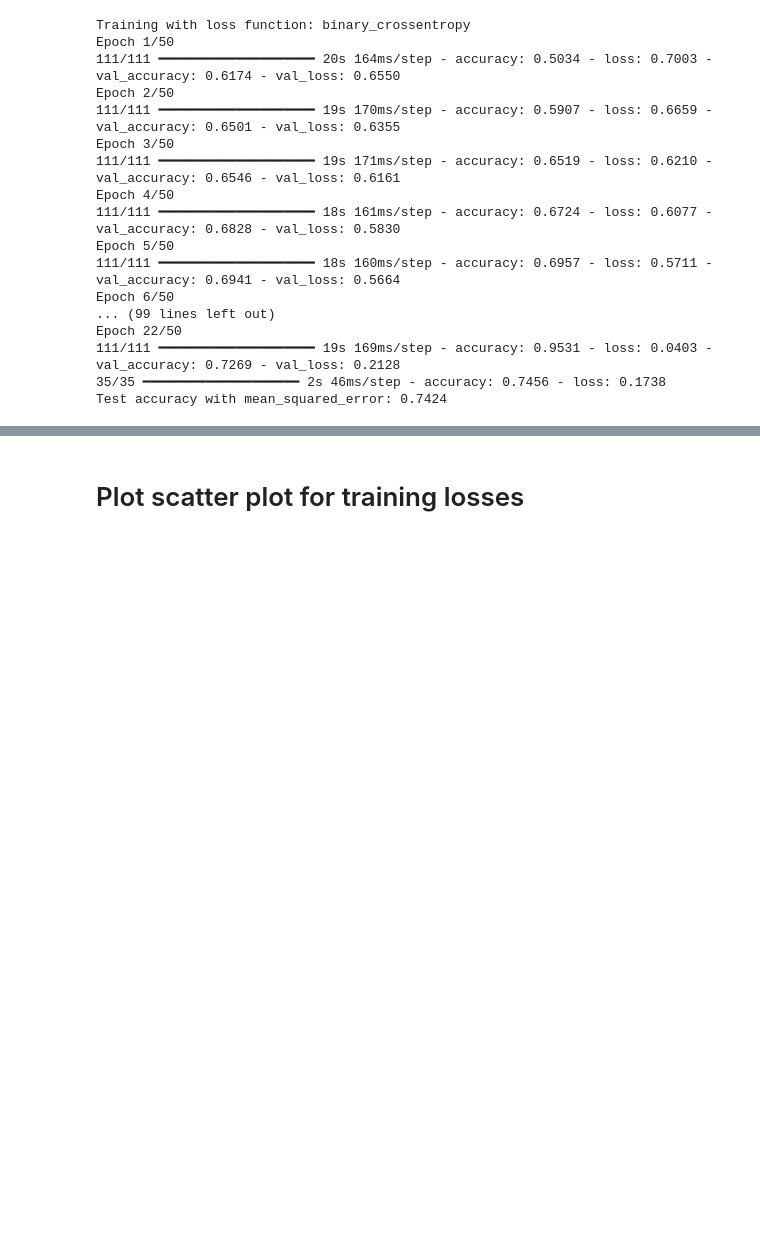
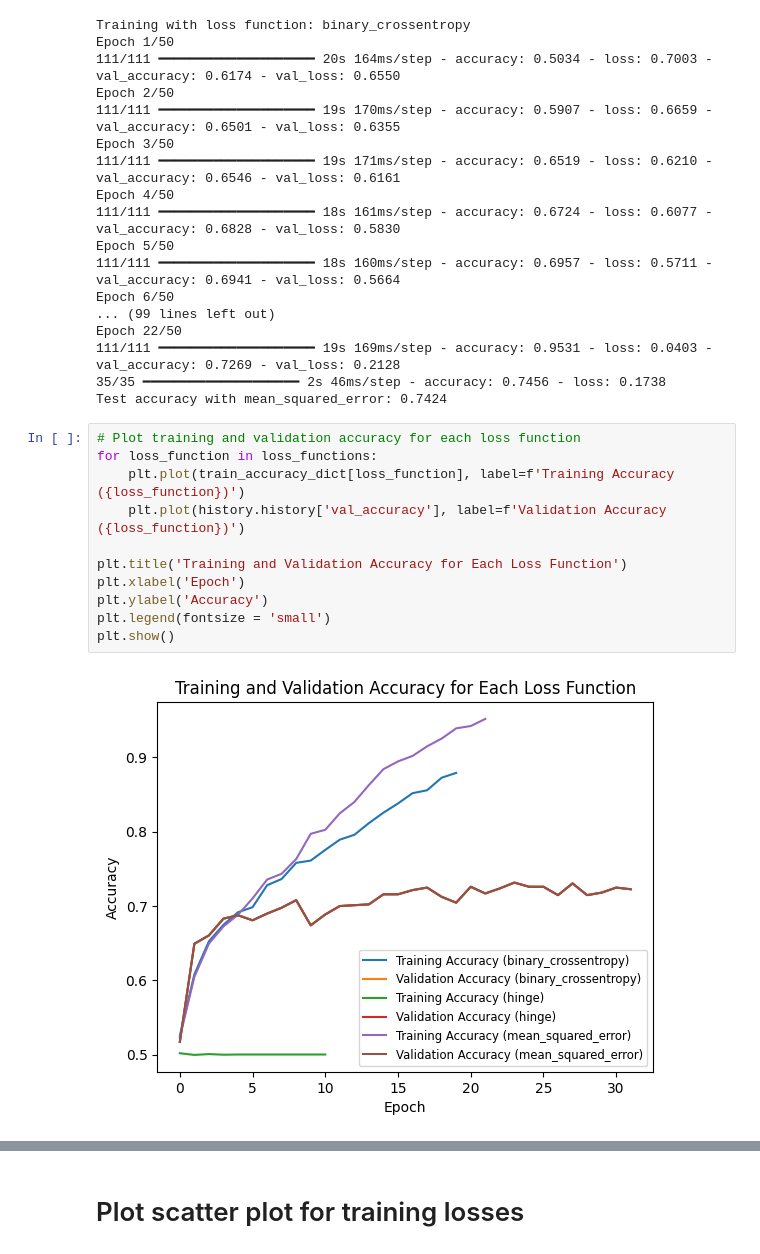
Before and after one commit to AltaafAlly/Image-classification-using-CNN, a Jupyter notebook: CNN_Final.ipynb, the cells around one changed output, grey strips where cells are left out. Cells and saved outputs as stored; diff of their text form; blank space fills up the shorter version.

```diff
--- a/CNN_Final.ipynb
+++ b/CNN_Final.ipynb
@@ -133,3 +133,16 @@ Epoch 22/50
 111/111 ━━━━━━━━━━━━━━━━━━━━ 19s 169ms/step - accuracy: 0.9531 - loss: 0.0403 - val_accuracy: 0.7269 - val_loss: 0.2128
 35/35 ━━━━━━━━━━━━━━━━━━━━ 2s 46ms/step - accuracy: 0.7456 - loss: 0.1738
 Test accuracy with mean_squared_error: 0.7424
+# %%
+# Plot training and validation accuracy for each loss function
+for loss_function in loss_functions:
+    plt.plot(train_accuracy_dict[loss_function], label=f'Training Accuracy ({loss_function})')
+    plt.plot(history.history['val_accuracy'], label=f'Validation Accuracy ({loss_function})')
+
+plt.title('Training and Validation Accuracy for Each Loss Function')
+plt.xlabel('Epoch')
+plt.ylabel('Accuracy')
+plt.legend(fontsize = 'small')
+plt.show()
+# %% [output]
+[figure, added]
```
Also changed, not shown: parts of 5 cells of this notebook, 1 other file.
